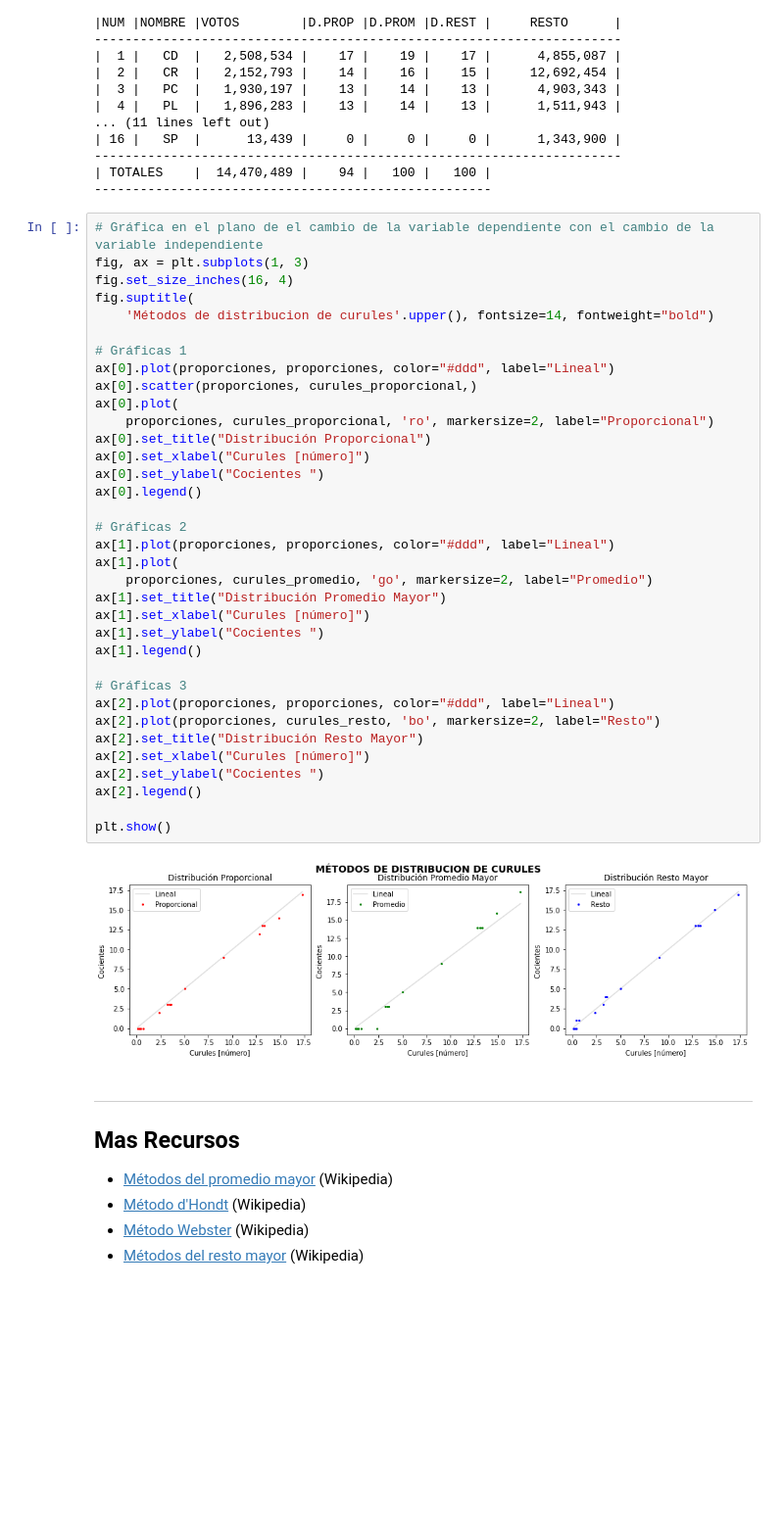
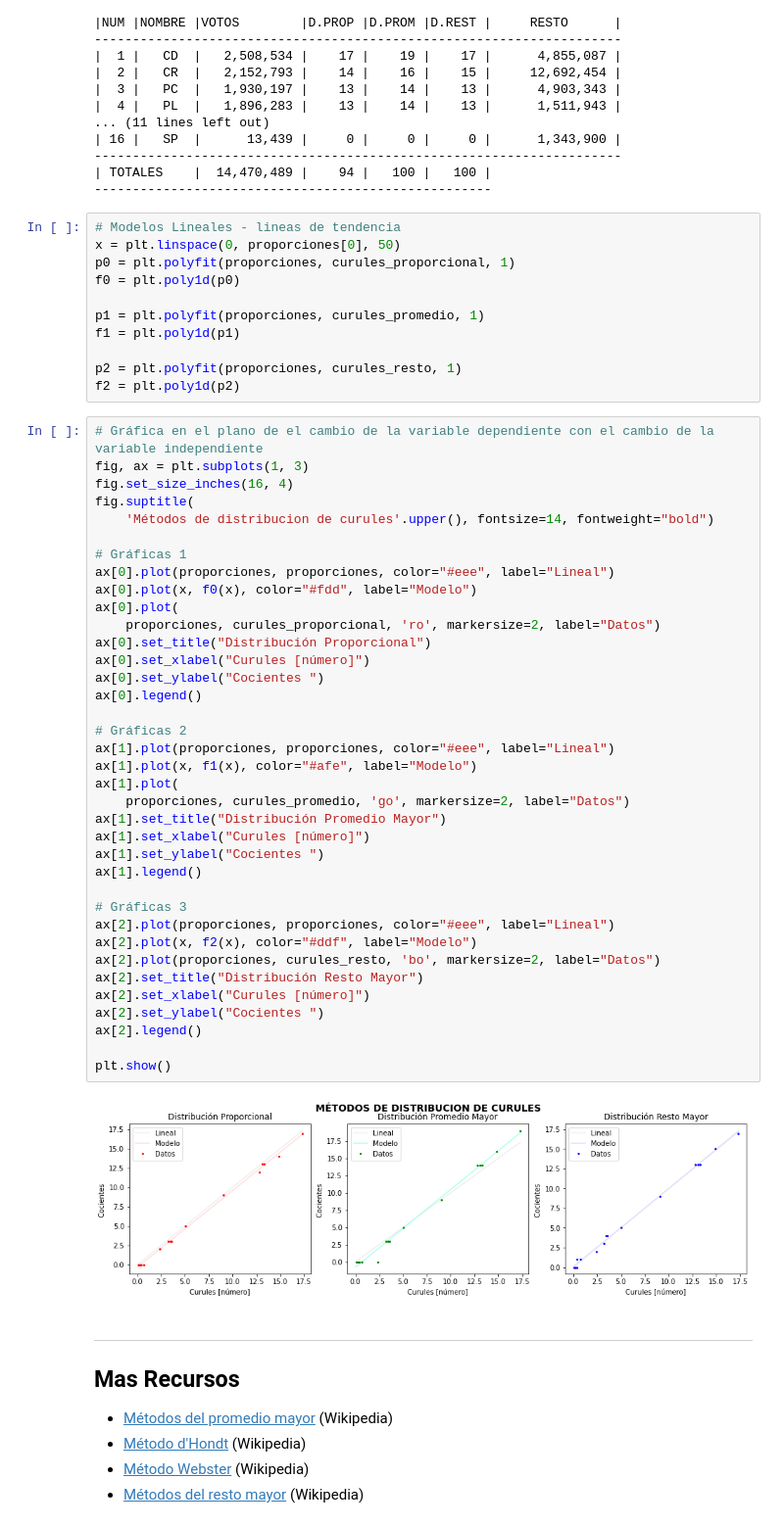
Before and after one commit to GiancarloBenavides/Legislativas, a Jupyter notebook: senado.ipynb, the cells around one changed output. Shown at 98% size. Cells and saved outputs as stored; diff of their text form; blank space fills up the shorter version.

Commit message:
+modelos

```diff
--- a/senado.ipynb
+++ b/senado.ipynb
@@ -183,43 +183,56 @@ Repartidora  :         132,028
 ---------------------------------------------------------------------
 | TOTALES    |  14,470,489 |    94 |   100 |   100 |
 ----------------------------------------------------
+# %%
+# Modelos Lineales - lineas de tendencia
+x = plt.linspace(0, proporciones[0], 50)
+p0 = plt.polyfit(proporciones, curules_proporcional, 1)
+f0 = plt.poly1d(p0)
+
+p1 = plt.polyfit(proporciones, curules_promedio, 1)
+f1 = plt.poly1d(p1)
+
+p2 = plt.polyfit(proporciones, curules_resto, 1)
+f2 = plt.poly1d(p2)
 # %%
 # Gráfica en el plano de el cambio de la variable dependiente con el cambio de la variable independiente
 fig, ax = plt.subplots(1, 3)
 fig.set_size_inches(16, 4)
 fig.suptitle(
     'Métodos de distribucion de curules'.upper(), fontsize=14, fontweight="bold")
 
 # Gráficas 1
-ax[0].plot(proporciones, proporciones, color="#ddd", label="Lineal")
-ax[0].scatter(proporciones, curules_proporcional,)
+ax[0].plot(proporciones, proporciones, color="#eee", label="Lineal")
+ax[0].plot(x, f0(x), color="#fdd", label="Modelo")
 ax[0].plot(
-    proporciones, curules_proporcional, 'ro', markersize=2, label="Proporcional")
+    proporciones, curules_proporcional, 'ro', markersize=2, label="Datos")
 ax[0].set_title("Distribución Proporcional")
 ax[0].set_xlabel("Curules [número]")
 ax[0].set_ylabel("Cocientes ")
 ax[0].legend()
 
 # Gráficas 2
-ax[1].plot(proporciones, proporciones, color="#ddd", label="Lineal")
+ax[1].plot(proporciones, proporciones, color="#eee", label="Lineal")
+ax[1].plot(x, f1(x), color="#afe", label="Modelo")
 ax[1].plot(
-    proporciones, curules_promedio, 'go', markersize=2, label="Promedio")
+    proporciones, curules_promedio, 'go', markersize=2, label="Datos")
 ax[1].set_title("Distribución Promedio Mayor")
 ax[1].set_xlabel("Curules [número]")
 ax[1].set_ylabel("Cocientes ")
 ax[1].legend()
 
 # Gráficas 3
-ax[2].plot(proporciones, proporciones, color="#ddd", label="Lineal")
-ax[2].plot(proporciones, curules_resto, 'bo', markersize=2, label="Resto")
+ax[2].plot(proporciones, proporciones, color="#eee", label="Lineal")
+ax[2].plot(x, f2(x), color="#ddf", label="Modelo")
+ax[2].plot(proporciones, curules_resto, 'bo', markersize=2, label="Datos")
 ax[2].set_title("Distribución Resto Mayor")
 ax[2].set_xlabel("Curules [número]")
 ax[2].set_ylabel("Cocientes ")
 ax[2].legend()
 
 plt.show()
 # %% [output]
-[figure, old version]
+[figure, new version]
 # %% [markdown]
 ---
 ## Mas Recursos
```
